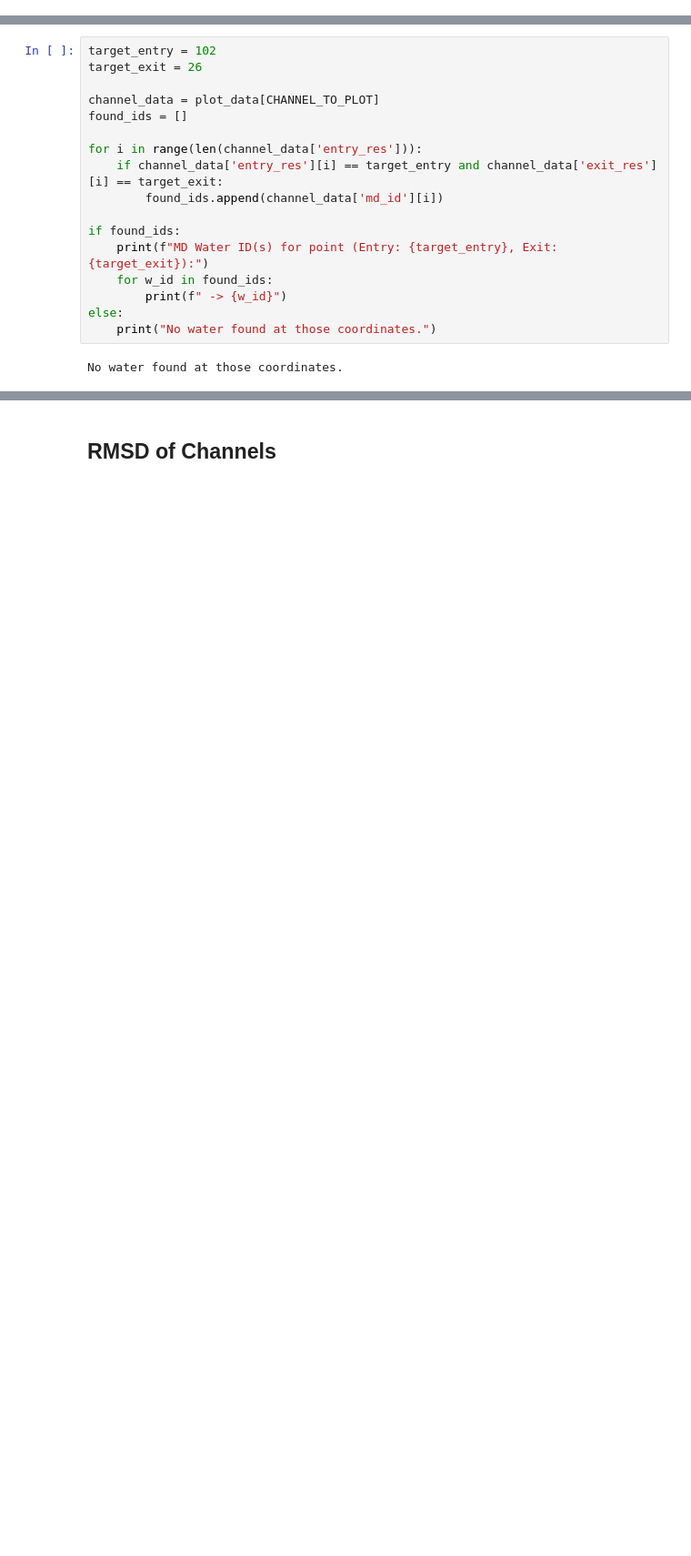
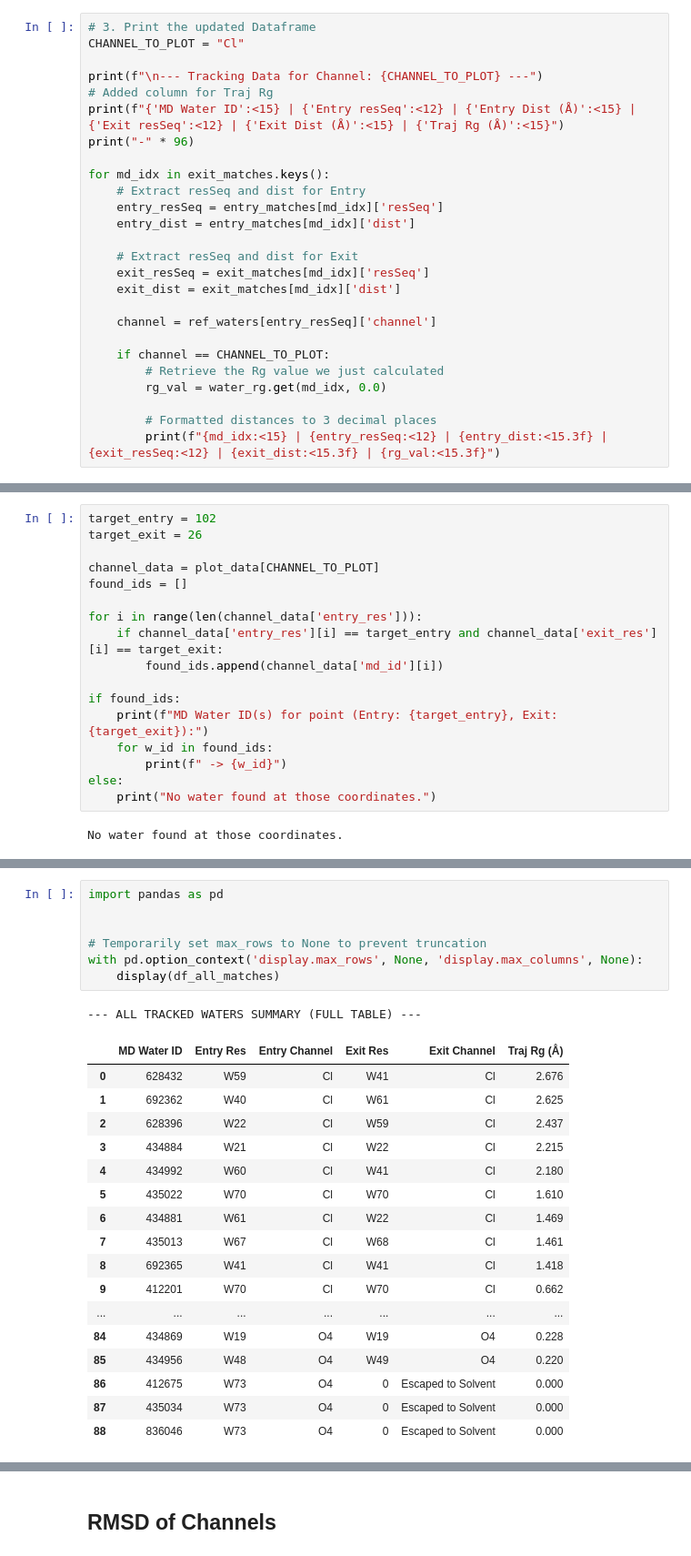
Before and after one commit to asmit3/eden, a Jupyter notebook: model_analysis_scripts/MD_scripts/methanol_scripts/kinetic_figures.ipynb, the cells around one changed output, grey strips where cells are left out. Shown at 91% size. Saved outputs shown, nothing was run; the diff lists cells and outputs as text; blank space fills up the shorter version.

```diff
--- a/model_analysis_scripts/MD_scripts/methanol_scripts/kinetic_figures.ipynb
+++ b/model_analysis_scripts/MD_scripts/methanol_scripts/kinetic_figures.ipynb
@@ -892,0 +1247,26 @@ MD Water ID     | Entry resSeq | Entry Dist (Å)  | Exit resSeq  | Exit Dist (Å
+# %%
+# 3. Print the updated Dataframe
+CHANNEL_TO_PLOT = "Cl"
+
+print(f"\n--- Tracking Data for Channel: {CHANNEL_TO_PLOT} ---")
+# Added column for Traj Rg
+print(f"{'MD Water ID':<15} | {'Entry resSeq':<12} | {'Entry Dist (Å)':<15} | {'Exit resSeq':<12} | {'Exit Dist (Å)':<15} | {'Traj Rg (Å)':<15}")
+print("-" * 96)
+
+for md_idx in exit_matches.keys():
+    # Extract resSeq and dist for Entry
+    entry_resSeq = entry_matches[md_idx]['resSeq']
+    entry_dist = entry_matches[md_idx]['dist']
+
+    # Extract resSeq and dist for Exit
+    exit_resSeq = exit_matches[md_idx]['resSeq']
+    exit_dist = exit_matches[md_idx]['dist']
+
+    channel = ref_waters[entry_resSeq]['channel']
+
+    if channel == CHANNEL_TO_PLOT:
+        # Retrieve the Rg value we just calculated
+        rg_val = water_rg.get(md_idx, 0.0)
+
+        # Formatted distances to 3 decimal places
+        print(f"{md_idx:<15} | {entry_resSeq:<12} | {entry_dist:<15.3f} | {exit_resSeq:<12} | {exit_dist:<15.3f} | {rg_val:<15.3f}")
@@ -911,0 +1628,26 @@ No water found at those coordinates.
+# %%
+import pandas as pd
+
+
+# Temporarily set max_rows to None to prevent truncation
+with pd.option_context('display.max_rows', None, 'display.max_columns', None):
+    display(df_all_matches)
+# %% [output]
+--- ALL TRACKED WATERS SUMMARY (FULL TABLE) ---
+|  | MD Water ID | Entry Res | Entry Channel | Exit Res | Exit Channel | Traj Rg (Å) |
+| 0 | 628432 | W59 | Cl | W41 | Cl | 2.676 |
+| 1 | 692362 | W40 | Cl | W61 | Cl | 2.625 |
+| 2 | 628396 | W22 | Cl | W59 | Cl | 2.437 |
+| 3 | 434884 | W21 | Cl | W22 | Cl | 2.215 |
+| 4 | 434992 | W60 | Cl | W41 | Cl | 2.180 |
+| 5 | 435022 | W70 | Cl | W70 | Cl | 1.610 |
+| 6 | 434881 | W61 | Cl | W22 | Cl | 1.469 |
+| 7 | 435013 | W67 | Cl | W68 | Cl | 1.461 |
+| 8 | 692365 | W41 | Cl | W41 | Cl | 1.418 |
+| 9 | 412201 | W70 | Cl | W70 | Cl | 0.662 |
+| ... | ... | ... | ... | ... | ... | ... |
+| 84 | 434869 | W19 | O4 | W19 | O4 | 0.228 |
+| 85 | 434956 | W48 | O4 | W49 | O4 | 0.220 |
+| 86 | 412675 | W73 | O4 | 0 | Escaped to Solvent | 0.000 |
+| 87 | 435034 | W73 | O4 | 0 | Escaped to Solvent | 0.000 |
+| 88 | 836046 | W73 | O4 | 0 | Escaped to Solvent | 0.000 |
```
Also changed, not shown: parts of 39 cells of this notebook, 6 other files.
